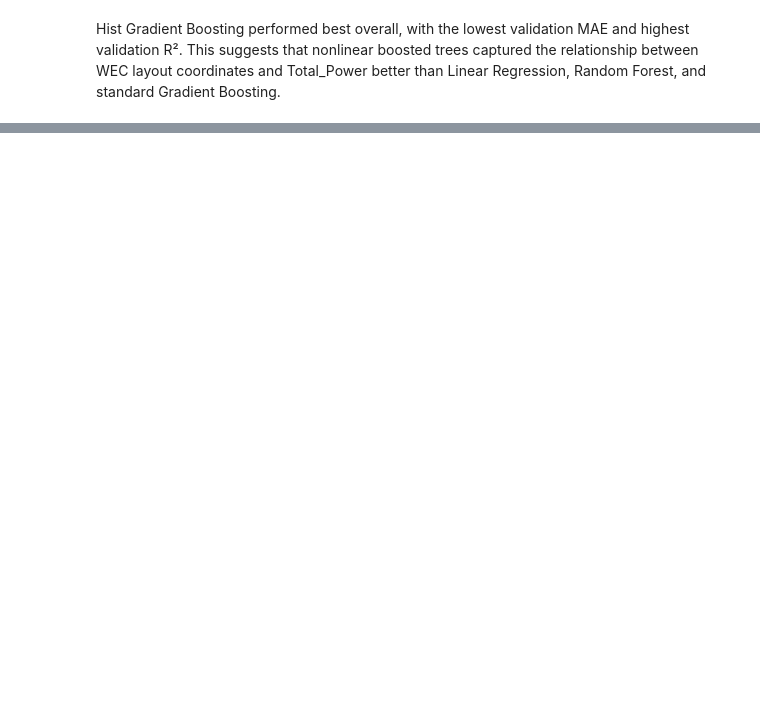
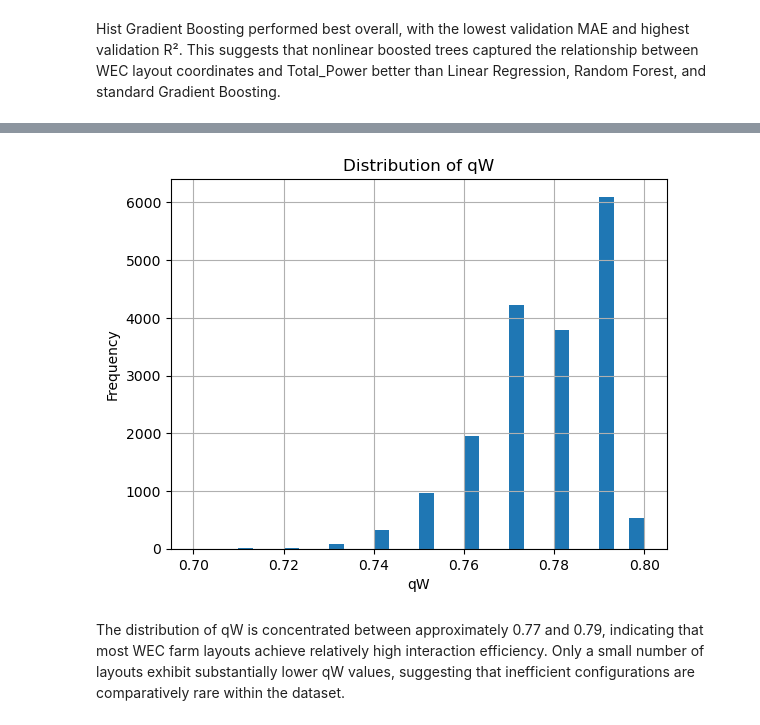
Before and after one commit to KhaleelKarim/WEC-Data-Analylsis, a Jupyter notebook: notebooks/Updated Modeling (Random Forest).ipynb, the cells around one changed output, grey strips where cells are left out. Cells and saved outputs as stored; diff of their text form; code cells hidden in the pictures; blank space fills up the shorter version.

```diff
--- a/notebooks/Updated Modeling (Random Forest).ipynb
+++ b/notebooks/Updated Modeling (Random Forest).ipynb
@@ -633,6 +1014,13 @@ df["qW"].describe()
 # %%
 df["qW"].hist(bins=30)
+plt.xlabel("qW")
+plt.ylabel("Frequency")
+plt.title("Distribution of qW")
 plt.show()
+# %% [output]
+[figure, added]
+# %% [markdown]
+The distribution of qW is concentrated between approximately 0.77 and 0.79, indicating that most WEC farm layouts achieve relatively high interaction efficiency. Only a small number of layouts exhibit substantially lower qW values, suggesting that inefficient configurations are comparatively rare within the dataset.
 # %%
 df_fe = add_geometry_features(df, n_devices=49)
 
```
Also changed, not shown: parts of 104 cells of this notebook.
